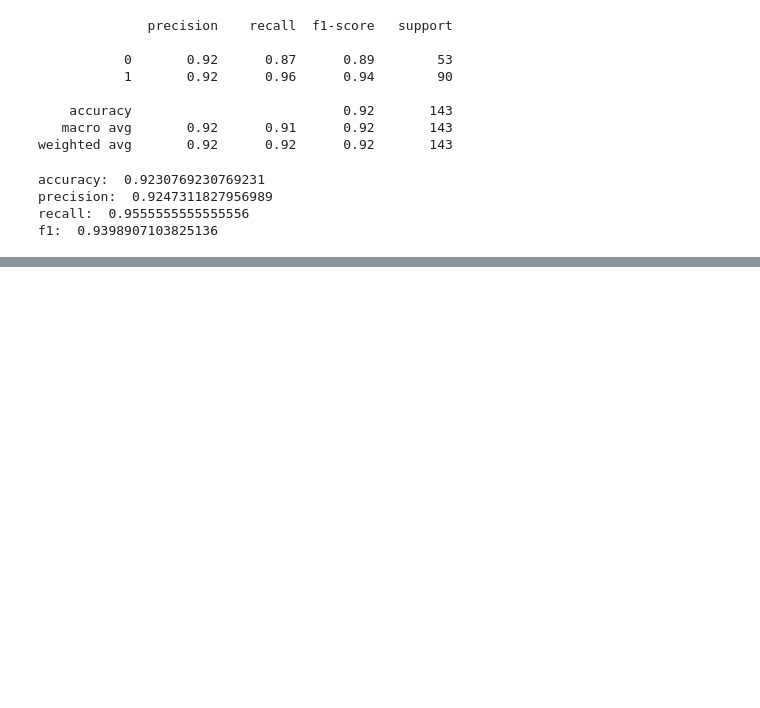
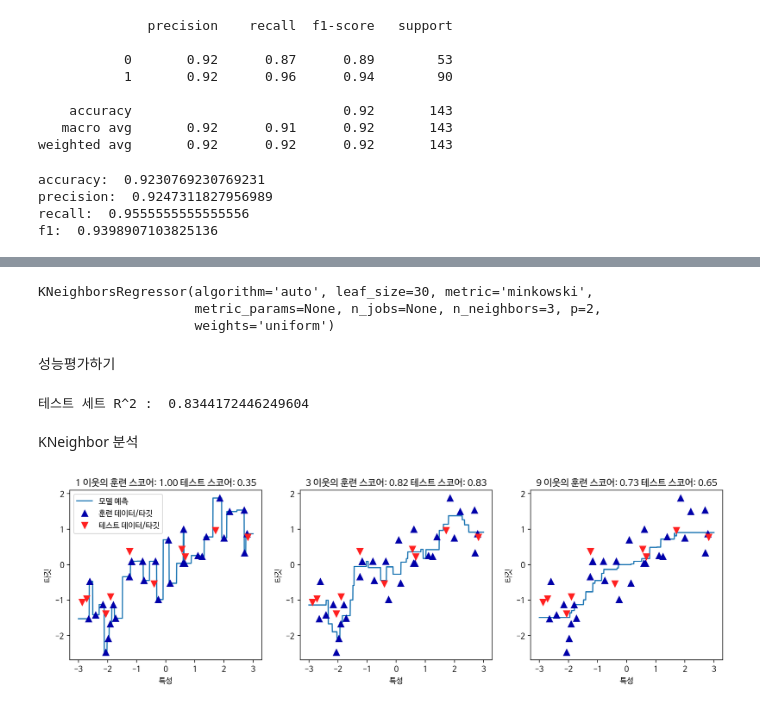
Before and after one commit to imjoung/DataScience, a Jupyter notebook: ml/03_지도학습(supervised_learning)분류와_회귀.ipynb, the cells around one changed output, grey strips where cells are left out. Drawn from its saved outputs; the diff is of its cells as text; code cells hidden in the pictures; blank space fills up the shorter version.

```diff
--- a/ml/03_지도학습(supervised_learning)분류와_회귀.ipynb
+++ b/ml/03_지도학습(supervised_learning)분류와_회귀.ipynb
@@ -248,0 +253,55 @@ f1:  0.9398907103825136
+# %%
+# 데이터 셋 분리하기(훈련셋, 테스트셋)
+from sklearn.neighbors import KNeighborsRegressor
+from sklearn.model_selection import train_test_split
+
+X,y = mglearn.datasets.make_wave(n_samples=40)
+
+# wave 데이터셋을 훈련세트와 테스트세트로 나눔
+X_train,X_test,y_train,y_test = train_test_split(X,y, random_state=0)
+# %%
+# 이웃의 수는 3으로 하여 모델 객체를 생성
+reg = KNeighborsRegressor(n_neighbors=3)
+# 훈련세트를 사용하여 회귀 모델 학습
+reg.fit(X_train,y_train)
+# %% [output]
+KNeighborsRegressor(algorithm='auto', leaf_size=30, metric='minkowski',
+                    metric_params=None, n_jobs=None, n_neighbors=3, p=2,
+                    weights='uniform')
+# %% [markdown]
+성능평가하기
+# %%
+# score r-square 결정계수 0~1 사이 값을 갖고 관계가 높을 수록 1에 가까운 값을 갖음
+# 0에 가까울수록 데이터 분포를 제대로 표현하지 못한 것
+print("테스트 세트 R^2 : ",reg.score(X_test,y_test))
+# %% [output]
+테스트 세트 R^2 :  0.8344172446249604
+# %% [markdown]
+KNeighbor 분석
+# %%
+import numpy as np
+
+fig, axes = plt.subplots(1, 3, figsize=(15, 4),dpi = 100)
+plt.rc('font', family ='NanumBarunGothic')
+plt.rcParams['axes.unicode_minus'] = False
+
+# -3 과 3 사이에 1,000 개의 데이터 포인트를 만듭니다
+line = np.linspace(-3, 3, 1000).reshape(-1, 1)
+for n_neighbors, ax in zip([1, 3, 9], axes):
+    # 1, 3, 9 이웃을 사용한 예측을 합니다
+    reg = KNeighborsRegressor(n_neighbors=n_neighbors)
+    reg.fit(X_train, y_train)
+    ax.plot(line, reg.predict(line))
+    ax.plot(X_train, y_train, '^', c=mglearn.cm2(0), markersize=8)
+    ax.plot(X_test, y_test, 'v', c=mglearn.cm2(1), markersize=8)
+
+    ax.set_title(
+        "{} 이웃의 훈련 스코어: {:.2f} 테스트 스코어: {:.2f}".format(
+            n_neighbors, reg.score(X_train, y_train), reg.score(X_test, y_test)))
+    ax.set_xlabel("특성")
+    ax.set_ylabel("타깃")
+
+axes[0].legend(["모델 예측", "훈련 데이터/타깃", "테스트 데이터/타깃"], loc="best")
+plt.show()
+# %% [output]
+[figure, added]
```
Also changed, not shown: parts of 21 cells of this notebook.
